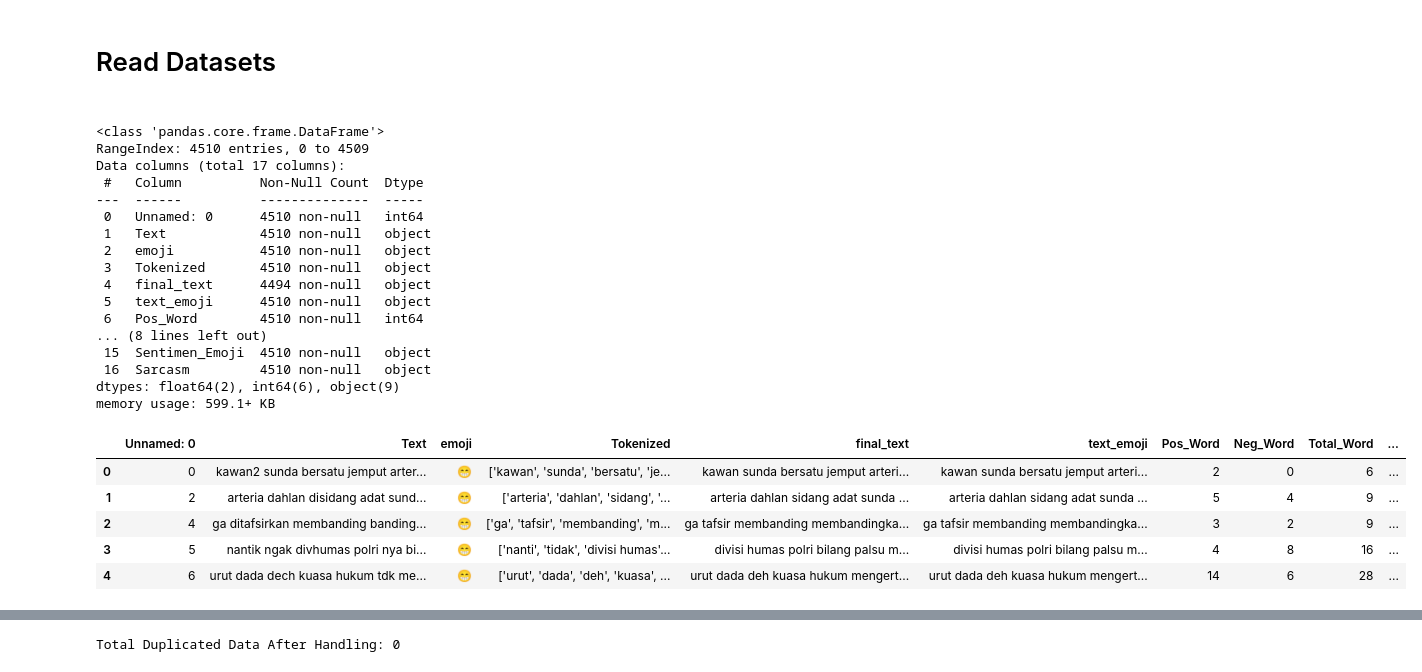
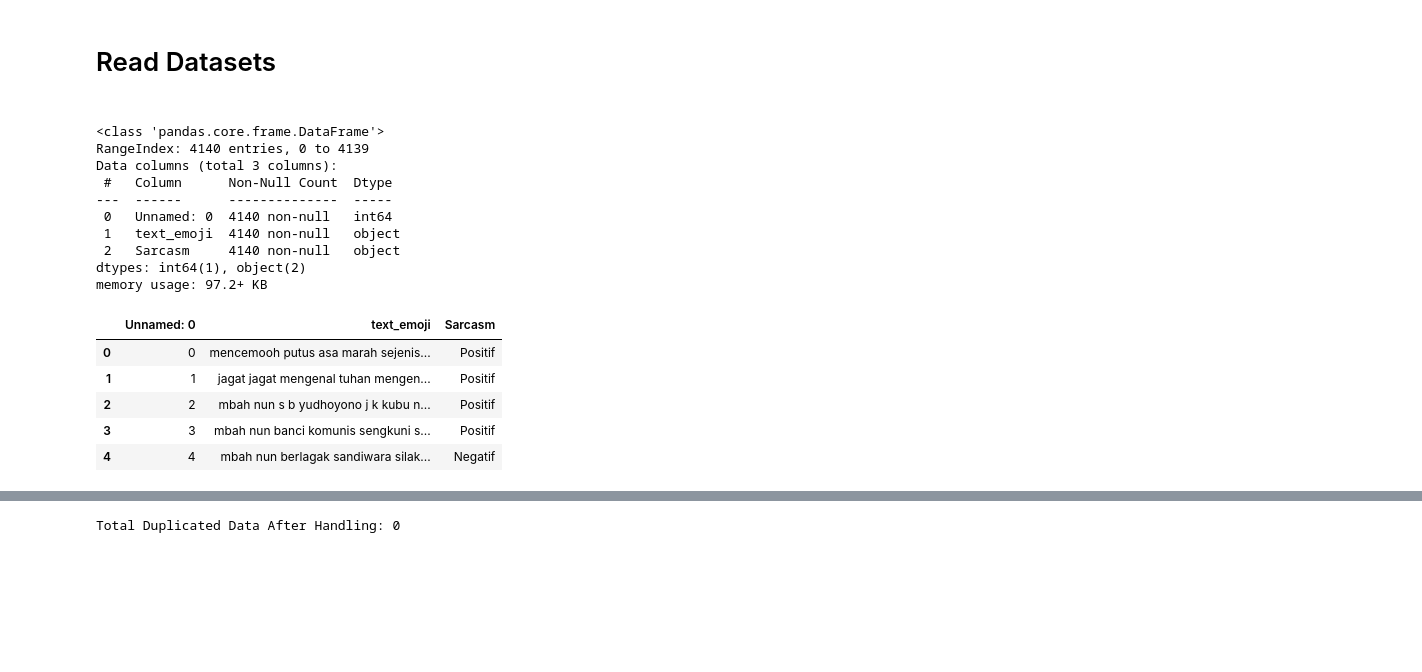
Before and after one commit to CarakaMuhamadRahman/Sarcasm-Detection-Model---Skripsi, a Jupyter notebook: TrainModel.ipynb, the cells around one changed output, grey strips where cells are left out. Drawn from its saved outputs; the diff is of its cells as text; code cells hidden in the pictures; blank space fills up the shorter version.

```diff
--- a/TrainModel.ipynb
+++ b/TrainModel.ipynb
@@ -8,31 +10,24 @@ from keras.layers import LSTM
 # %% [markdown]
 <h1>Read Datasets<h1>
 # %%
-df = pd.read_excel('Datasets_Ready.xlsx')
+df = pd.read_excel('Datasets_Final.xlsx')
 
 df.info()
 df.head()
 # %% [output]
 <class 'pandas.core.frame.DataFrame'>
-RangeIndex: 4510 entries, 0 to 4509
-Data columns (total 17 columns):
- #   Column          Non-Null Count  Dtype
----  ------          --------------  -----
- 0   Unnamed: 0      4510 non-null   int64
- 1   Text            4510 non-null   object
- 2   emoji           4510 non-null   object
- 3   Tokenized       4510 non-null   object
- 4   final_text      4494 non-null   object
- 5   text_emoji      4510 non-null   object
- 6   Pos_Word        4510 non-null   int64
-... (8 lines left out)
- 15  Sentimen_Emoji  4510 non-null   object
- 16  Sarcasm         4510 non-null   object
-dtypes: float64(2), int64(6), object(9)
-memory usage: 599.1+ KB
+RangeIndex: 4140 entries, 0 to 4139
+Data columns (total 3 columns):
+ #   Column      Non-Null Count  Dtype
+---  ------      --------------  -----
+ 0   Unnamed: 0  4140 non-null   int64
+ 1   text_emoji  4140 non-null   object
+ 2   Sarcasm     4140 non-null   object
+dtypes: int64(1), object(2)
+memory usage: 97.2+ KB
-|  | Unnamed: 0 | Text | emoji | Tokenized | final_text | text_emoji | Pos_Word | Neg_Word | Total_Word | ... |
-| 0 | 0 | kawan2 sunda bersatu jemput arter... | 😁 | ['kawan', 'sunda', 'bersatu', 'je... | kawan sunda bersatu jemput arteri... | kawan sunda bersatu jemput arteri... | 2 | 0 | 6 | ... |
-| 1 | 2 | arteria dahlan disidang adat sund... | 😁 | ['arteria', 'dahlan', 'sidang', '... | arteria dahlan sidang adat sunda ... | arteria dahlan sidang adat sunda ... | 5 | 4 | 9 | ... |
-| 2 | 4 | ga ditafsirkan membanding banding... | 😁 | ['ga', 'tafsir', 'membanding', 'm... | ga tafsir membanding membandingka... | ga tafsir membanding membandingka... | 3 | 2 | 9 | ... |
-| 3 | 5 | nantik ngak divhumas polri nya bi... | 😁 | ['nanti', 'tidak', 'divisi humas'... | divisi humas polri bilang palsu m... | divisi humas polri bilang palsu m... | 4 | 8 | 16 | ... |
-| 4 | 6 | urut dada dech kuasa hukum tdk me... | 😁 | ['urut', 'dada', 'deh', 'kuasa', ... | urut dada deh kuasa hukum mengert... | urut dada deh kuasa hukum mengert... | 14 | 6 | 28 | ... |
+|  | Unnamed: 0 | text_emoji | Sarcasm |
+| 0 | 0 | mencemooh putus asa marah sejenis... | Positif |
+| 1 | 1 | jagat jagat mengenal tuhan mengen... | Positif |
+| 2 | 2 | mbah nun s b yudhoyono j k kubu n... | Positif |
+| 3 | 3 | mbah nun banci komunis sengkuni s... | Positif |
+| 4 | 4 | mbah nun berlagak sandiwara silak... | Negatif |
```
Also changed, not shown: parts of 138 cells of this notebook, 9 other files.
